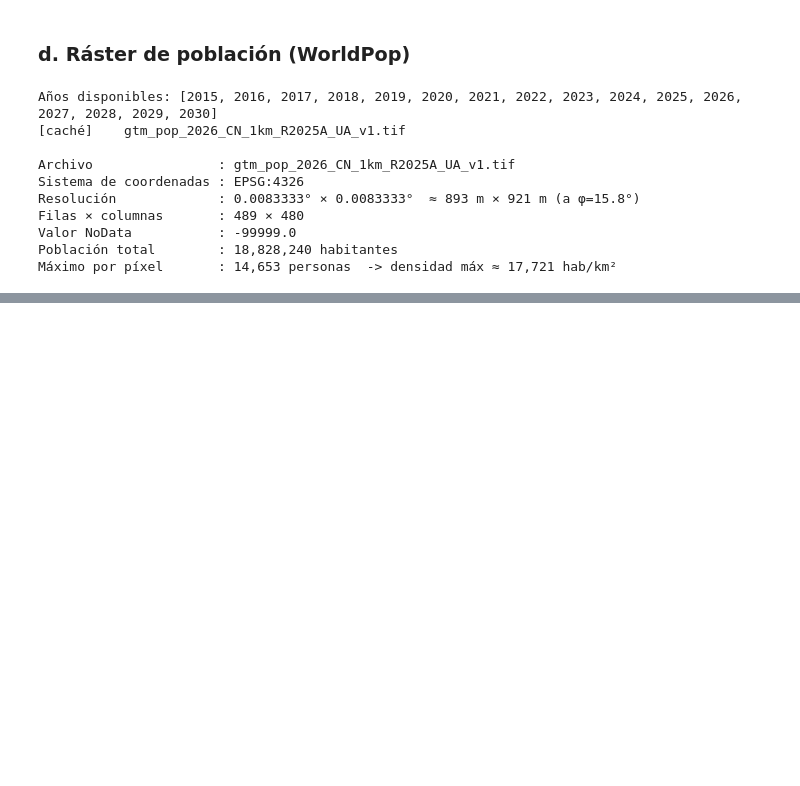
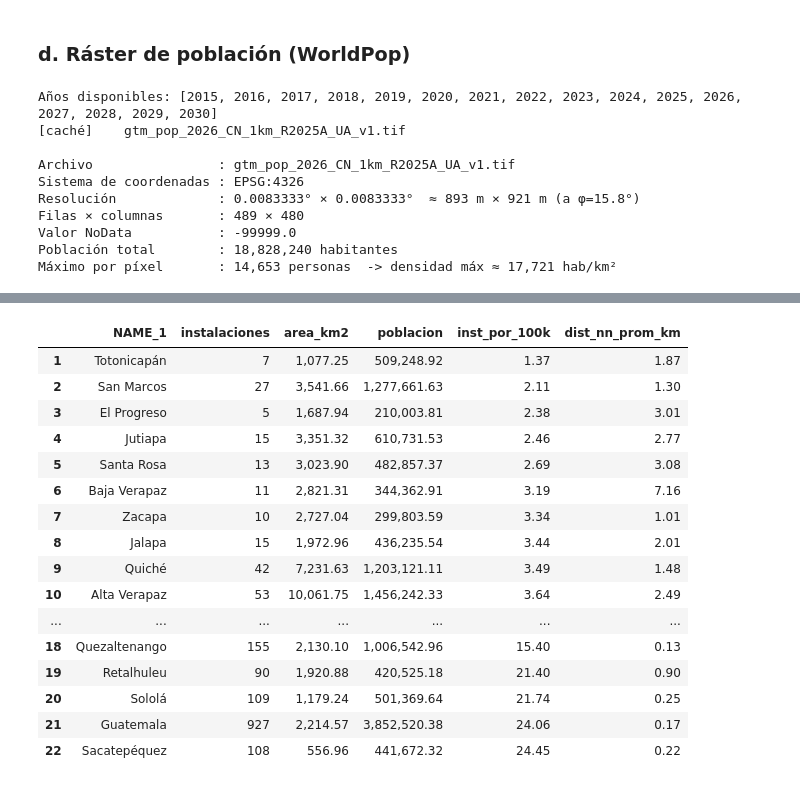
Before and after one commit to Branuvg/lab5_modsim, a Jupyter notebook: lab5.ipynb, the cells around one changed output, grey strips where cells are left out. Cells and saved outputs as stored; diff of their text form; code cells hidden in the pictures; blank space fills up the shorter version.

```diff
--- a/lab5.ipynb
+++ b/lab5.ipynb
@@ -336,0 +466,35 @@ Máximo por píxel       : 14,653 personas  -> densidad máx ≈ 17,721 hab/km²
+# %%
+def mean_nn_km(pts):
+    if len(pts) < 2:
+        return np.nan
+    d, _ = cKDTree(pts).query(pts, k=2)
+    return d[:, 1].mean() / 1000
+
+
+dept = gadm1_p[["NAME_1", "geometry"]].copy()
+dept["instalaciones"] = dept["NAME_1"].map(fac_p["NAME_1"].value_counts()).fillna(0).astype(int)
+dept["area_km2"] = dept.area / 1e6
+dept["poblacion"] = np.bincount(px_z1[px_z1 >= 0], weights=px_pop[px_z1 >= 0], minlength=len(dept))
+dept["inst_por_100k"] = 1e5 * dept["instalaciones"] / dept["poblacion"]
+dept["dist_nn_prom_km"] = [mean_nn_km(fac_xy[fac_p["NAME_1"].values == n]) for n in dept["NAME_1"]]
+dept_tbl = dept.drop(columns="geometry").sort_values("inst_por_100k").reset_index(drop=True)
+dept_tbl.index += 1
+dept_tbl
+# %% [output]
+|  | NAME_1 | instalaciones | area_km2 | poblacion | inst_por_100k | dist_nn_prom_km |
+| 1 | Totonicapán | 7 | 1,077.25 | 509,248.92 | 1.37 | 1.87 |
+| 2 | San Marcos | 27 | 3,541.66 | 1,277,661.63 | 2.11 | 1.30 |
+| 3 | El Progreso | 5 | 1,687.94 | 210,003.81 | 2.38 | 3.01 |
+| 4 | Jutiapa | 15 | 3,351.32 | 610,731.53 | 2.46 | 2.77 |
+| 5 | Santa Rosa | 13 | 3,023.90 | 482,857.37 | 2.69 | 3.08 |
+| 6 | Baja Verapaz | 11 | 2,821.31 | 344,362.91 | 3.19 | 7.16 |
+| 7 | Zacapa | 10 | 2,727.04 | 299,803.59 | 3.34 | 1.01 |
+| 8 | Jalapa | 15 | 1,972.96 | 436,235.54 | 3.44 | 2.01 |
+| 9 | Quiché | 42 | 7,231.63 | 1,203,121.11 | 3.49 | 1.48 |
+| 10 | Alta Verapaz | 53 | 10,061.75 | 1,456,242.33 | 3.64 | 2.49 |
+| ... | ... | ... | ... | ... | ... | ... |
+| 18 | Quezaltenango | 155 | 2,130.10 | 1,006,542.96 | 15.40 | 0.13 |
+| 19 | Retalhuleu | 90 | 1,920.88 | 420,525.18 | 21.40 | 0.90 |
+| 20 | Sololá | 109 | 1,179.24 | 501,369.64 | 21.74 | 0.25 |
+| 21 | Guatemala | 927 | 2,214.57 | 3,852,520.38 | 24.06 | 0.17 |
+| 22 | Sacatepéquez | 108 | 556.96 | 441,672.32 | 24.45 | 0.22 |
```
Also changed, not shown: parts of 11 cells of this notebook.
